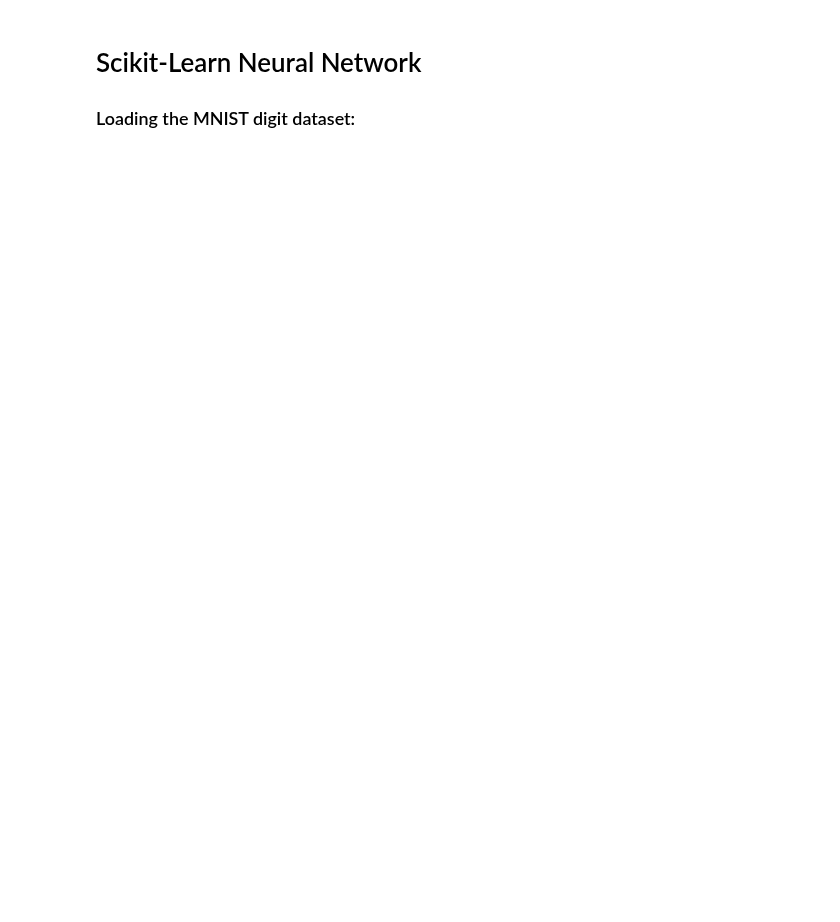
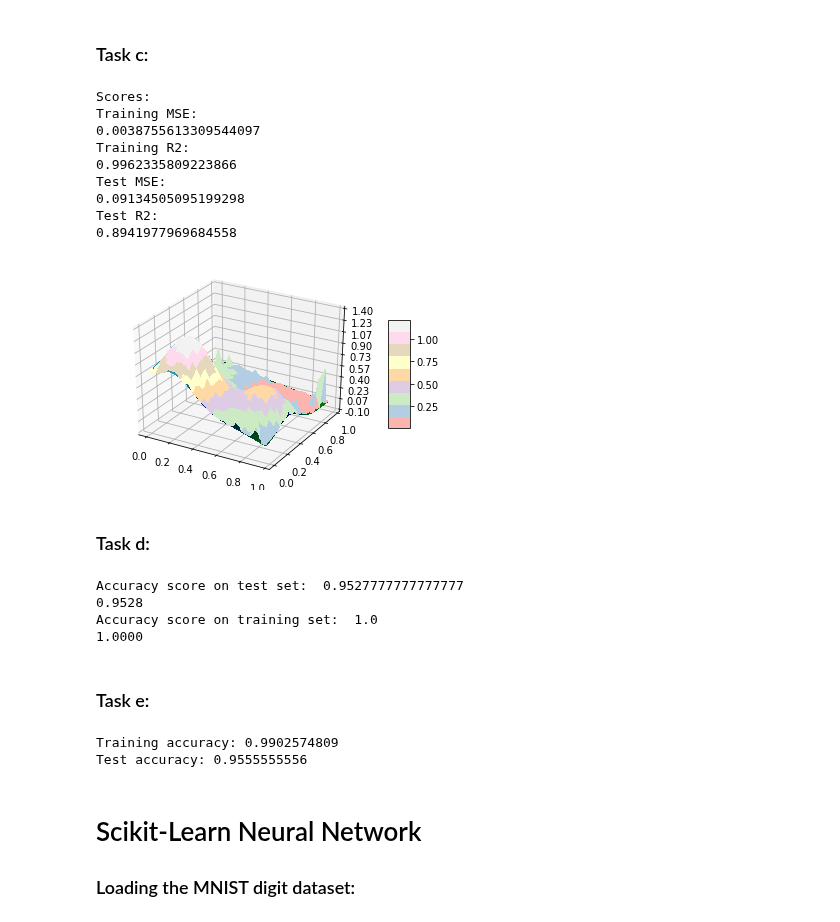
Before and after one commit to tellefs/ML-projects, a Jupyter notebook: project2/project2.ipynb, the cells around one changed output. Cells and saved outputs as stored; diff of their text form; code cells hidden in the pictures; blank space fills up the shorter version.

```diff
--- a/project2/project2.ipynb
+++ b/project2/project2.ipynb
@@ -55,3 +92,34 @@ from keras_NN import create_neural_network_Keras
+# %% [markdown]
+### Task c:
+# %%
+run Task_c.py
+# %% [output]
+Scores:
+Training MSE:
+0.0038755613309544097
+Training R2:
+0.9962335809223866
+Test MSE:
+0.09134505095199298
+Test R2:
+0.8941977969684558
+[figure, added]
+# %% [markdown]
+### Task d:
+# %%
+run Task_d.py
+# %% [output]
+Accuracy score on test set:  0.9527777777777777
+0.9528
+Accuracy score on training set:  1.0
+1.0000
+# %% [markdown]
+### Task e:
+# %%
+run Task_e.py
+# %% [output]
+Training accuracy: 0.9902574809
+Test accuracy: 0.9555555556
 # %% [markdown]
 # Scikit-Learn Neural Network
 
```
Also changed, not shown: parts of 9 cells of this notebook, 55 other files.
